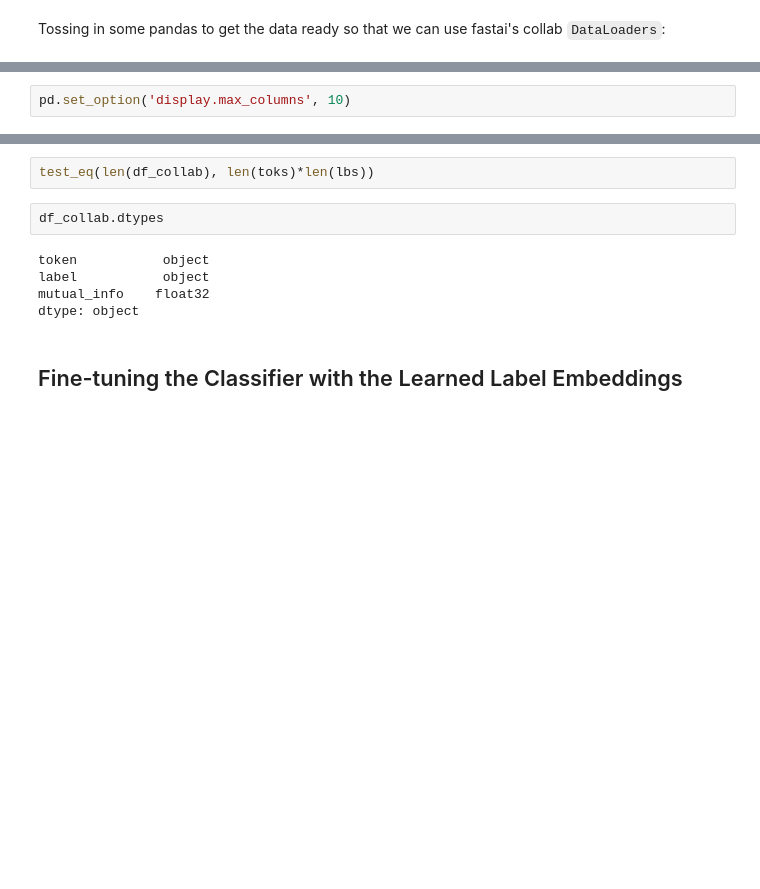
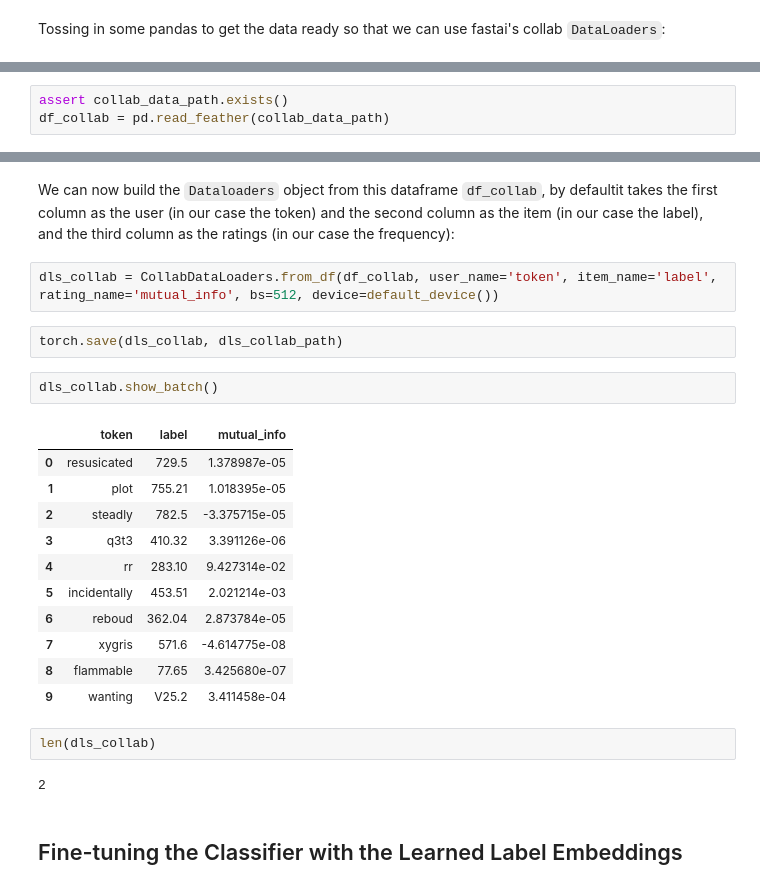
Before and after one commit to debjyotiSRoy/xcube_old, a Jupyter notebook: nbs/examples/mimic/sample/mimic3-9k_sample.ipynb, the cells around one changed output, grey strips where cells are left out. Cells and saved outputs as stored; diff of their text form; blank space fills up the shorter version.

```diff
--- a/nbs/examples/mimic/sample/mimic3-9k_sample.ipynb
+++ b/nbs/examples/mimic/sample/mimic3-9k_sample.ipynb
@@ -1961,2 +2014,0 @@ df_collab = pd.read_feather('collab_data.ft')
-# %%
-pd.set_option('display.max_columns', 10)
@@ -1963 +2017,4 @@ pd.set_option('display.max_columns', 10)
+# %%
+assert collab_data_path.exists()
+df_collab = pd.read_feather(collab_data_path)
 # %%
@@ -1970,11 +2024,26 @@ df_collab.head(3)
-# %%
-test_eq(len(df_collab), len(toks)*len(lbs))
-# %%
-df_collab.dtypes
-# %% [output]
-token           object
-label           object
-mutual_info    float32
-dtype: object
+# %% [markdown]
+We can now build the `Dataloaders` object from this dataframe `df_collab`, by defaultit takes the first column as the user (in our case the token) and the second column as the item (in our case the label), and the third column as the ratings (in our case the frequency):
+# %%
+dls_collab = CollabDataLoaders.from_df(df_collab, user_name='token', item_name='label', rating_name='mutual_info', bs=512, device=default_device())
+# %%
+torch.save(dls_collab, dls_collab_path)
+# %%
+dls_collab.show_batch()
+# %% [output]
+|  | token | label | mutual_info |
+| 0 | resusicated | 729.5 | 1.378987e-05 |
+| 1 | plot | 755.21 | 1.018395e-05 |
+| 2 | steadly | 782.5 | -3.375715e-05 |
+| 3 | q3t3 | 410.32 | 3.391126e-06 |
+| 4 | rr | 283.10 | 9.427314e-02 |
+| 5 | incidentally | 453.51 | 2.021214e-03 |
+| 6 | reboud | 362.04 | 2.873784e-05 |
+| 7 | xygris | 571.6 | -4.614775e-08 |
+| 8 | flammable | 77.65 | 3.425680e-07 |
+| 9 | wanting | V25.2 | 3.411458e-04 |
+# %%
+len(dls_collab)
+# %% [output]
+2
 # %% [markdown]
 ## Fine-tuning the Classifier with the Learned Label Embeddings
```
Also changed, not shown: parts of 22 cells of this notebook, 2 other files.
